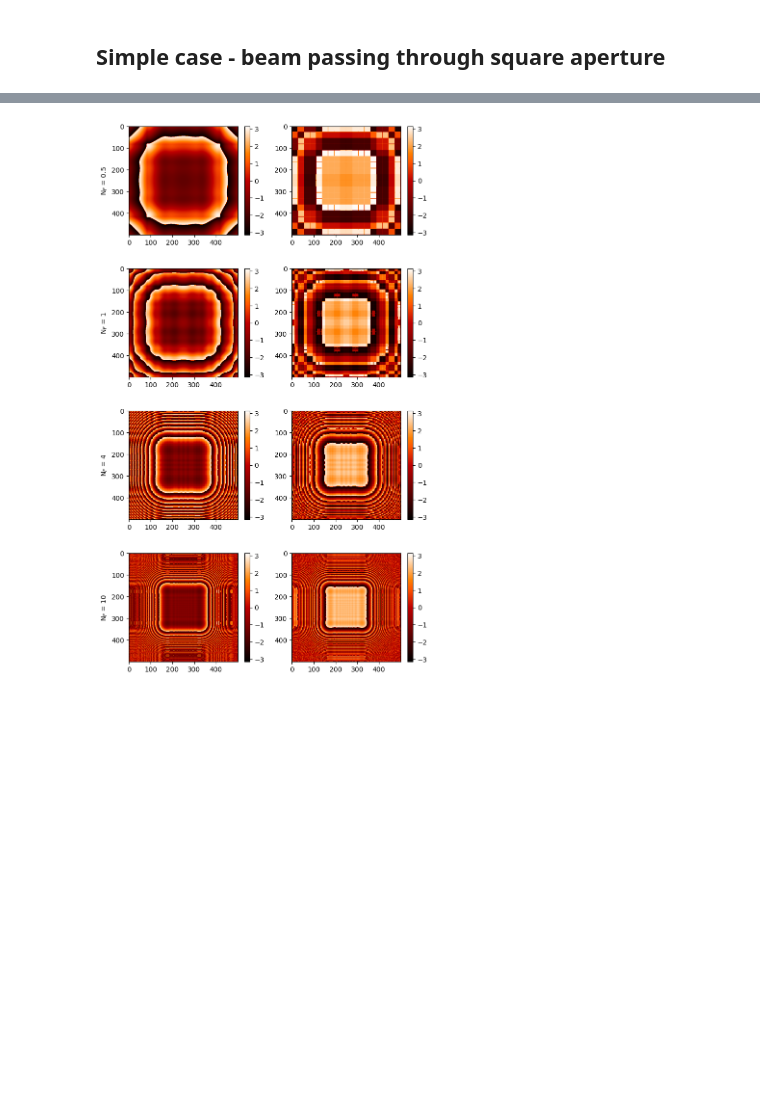
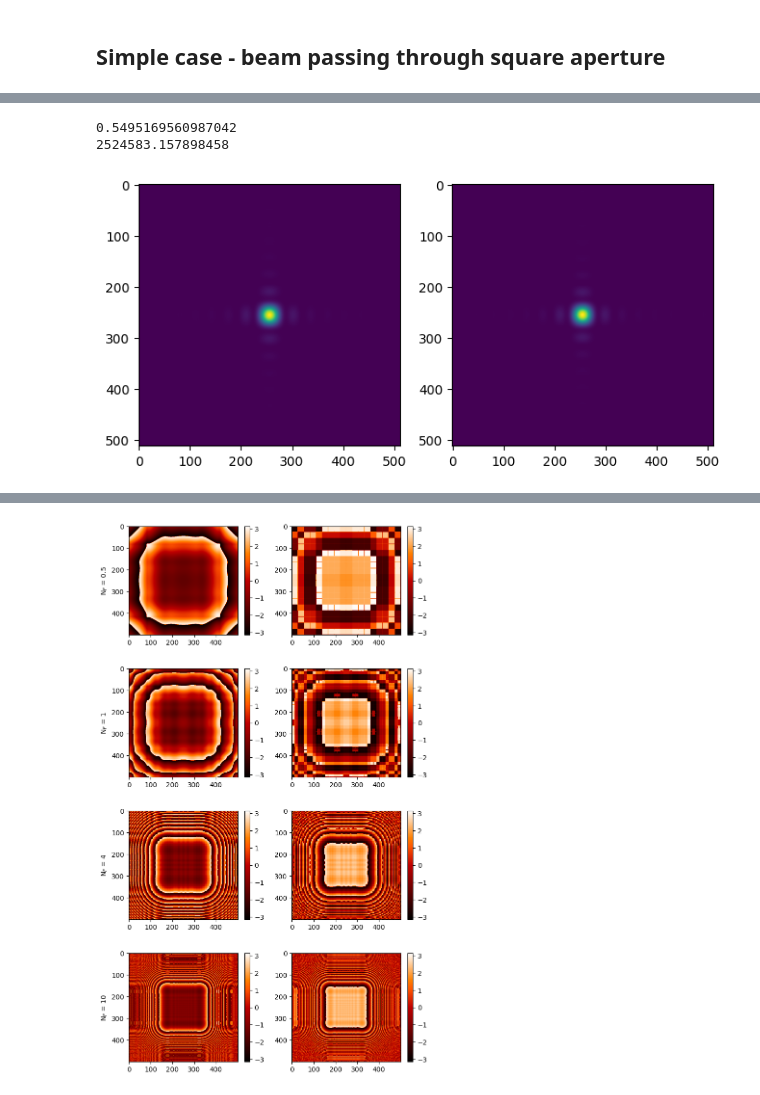
Before and after one commit to johnnymtex/photonMismatch, a Jupyter notebook: tests_fraunhofer.ipynb, the cells around one changed output, grey strips where cells are left out. Saved outputs shown, nothing was run; the diff lists cells and outputs as text; code cells hidden in the pictures; blank space fills up the shorter version.

```diff
--- a/tests_fraunhofer.ipynb
+++ b/tests_fraunhofer.ipynb
@@ -16,0 +47,15 @@ N_F = [0.5, 1, 4, 10]
+# %%
+F_out = lp.Forvard(z, F_in)
+E_out = fraunhofer_propagation(E_in, lambda_, z, grid_size/grid_dimension)
+# %%
+fig, ax = plt.subplots(ncols=2, figsize=(8,4))
+
+ax[0].imshow(np.abs(F_out.field)**2)
+ax[1].imshow(np.abs(E_out)**2)
+
+print(np.max(np.abs(F_out.field)**2))
+print(np.max(np.abs(E_out)**2))
+# %% [output]
+0.5495169560987042
+2524583.157898458
+[figure, added]
```
Also changed, not shown: parts of 14 cells of this notebook, 2 other files.
